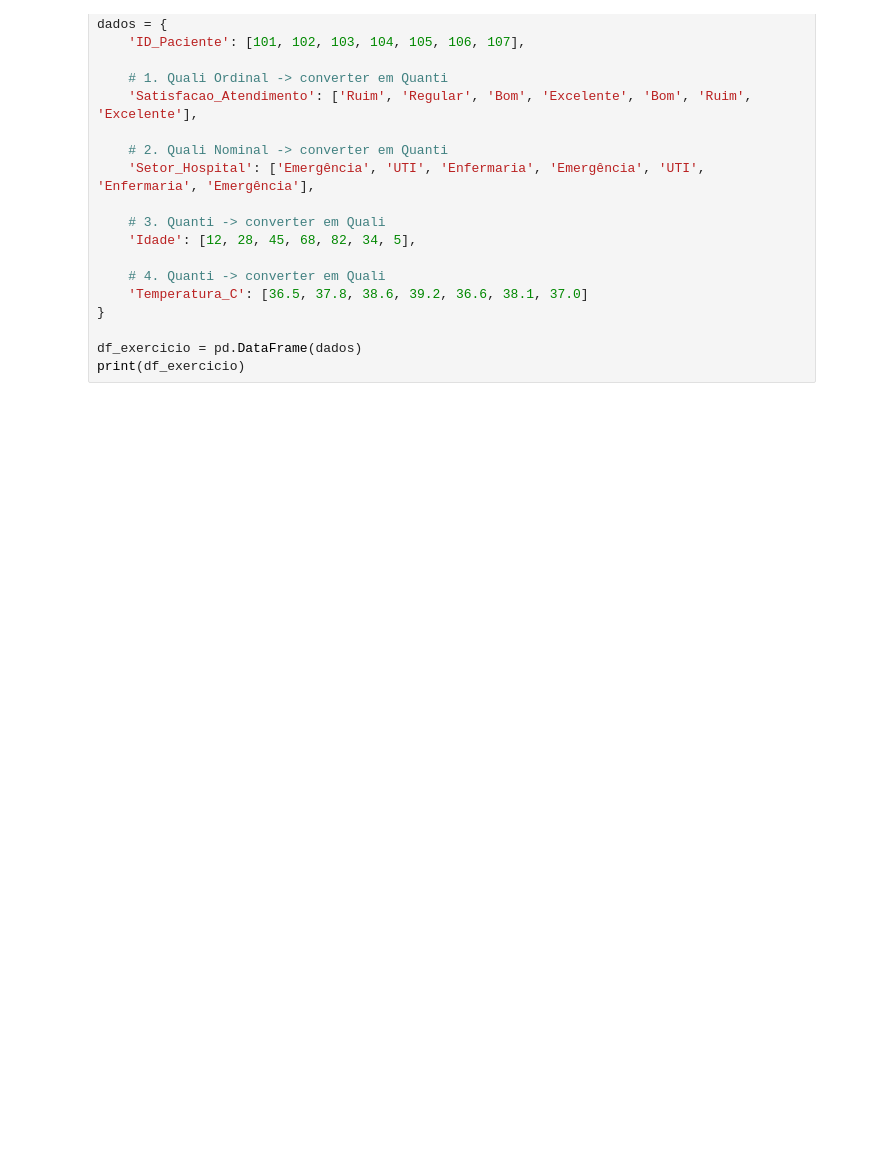
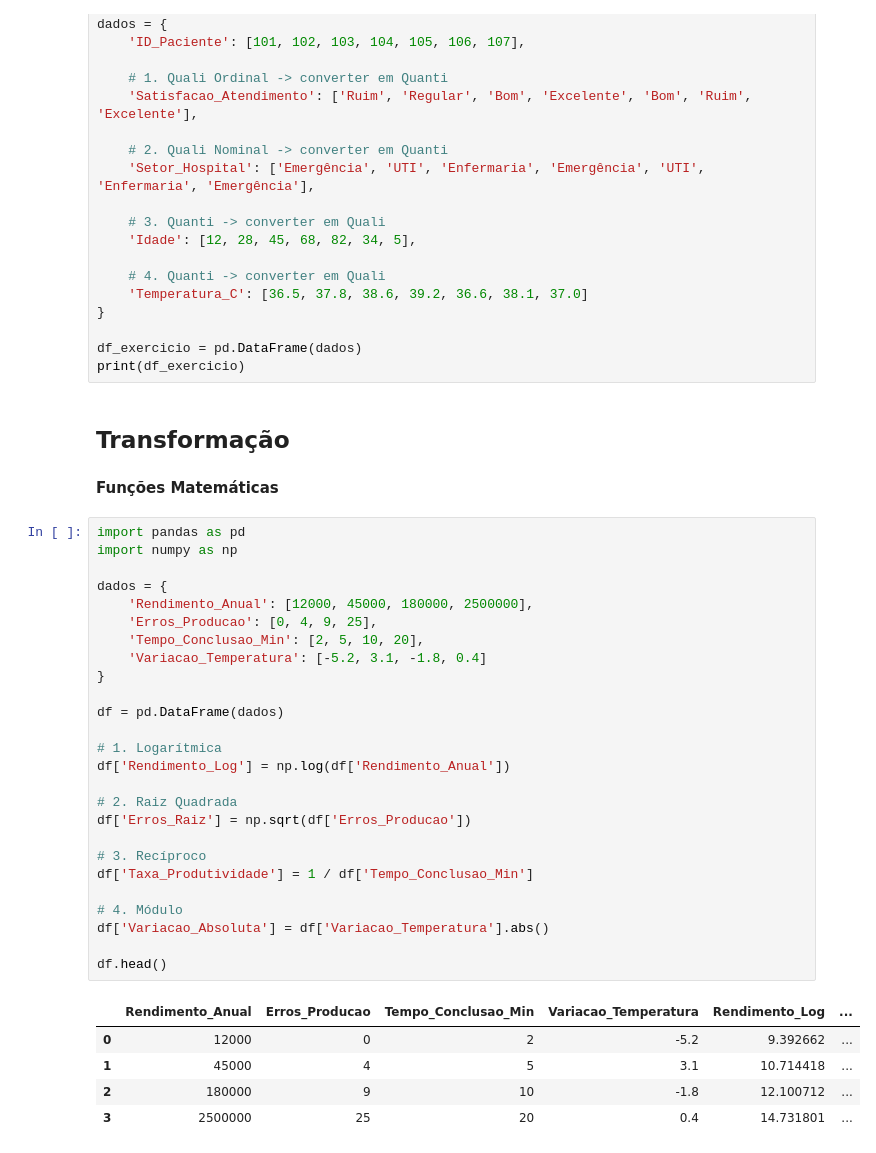
Before and after one commit to Jonathan-Gil-Muller/Analise-Exploratoria-Dados_-BCD-, a Jupyter notebook: AED_[TurmaB_BCD].ipynb, the cells around one changed output. Cells and saved outputs as stored; diff of their text form; blank space fills up the shorter version.

```diff
--- a/AED_[TurmaB_BCD].ipynb
+++ b/AED_[TurmaB_BCD].ipynb
@@ -890,3 +1111,39 @@ dados = {
 
 df_exercicio = pd.DataFrame(dados)
 print(df_exercicio)
+# %% [markdown]
+## Transformação
+# %% [markdown]
+**Funções Matemáticas**
+# %%
+import pandas as pd
+import numpy as np
+
+dados = {
+    'Rendimento_Anual': [12000, 45000, 180000, 2500000],
+    'Erros_Producao': [0, 4, 9, 25],
+    'Tempo_Conclusao_Min': [2, 5, 10, 20],
+    'Variacao_Temperatura': [-5.2, 3.1, -1.8, 0.4]
+}
+
+df = pd.DataFrame(dados)
+
+# 1. Logarítmica
+df['Rendimento_Log'] = np.log(df['Rendimento_Anual'])
+
+# 2. Raiz Quadrada
+df['Erros_Raiz'] = np.sqrt(df['Erros_Producao'])
+
+# 3. Recíproco
+df['Taxa_Produtividade'] = 1 / df['Tempo_Conclusao_Min']
+
+# 4. Módulo
+df['Variacao_Absoluta'] = df['Variacao_Temperatura'].abs()
+
+df.head()
+# %% [output]
+|  | Rendimento_Anual | Erros_Producao | Tempo_Conclusao_Min | Variacao_Temperatura | Rendimento_Log | ... |
+| 0 | 12000 | 0 | 2 | -5.2 | 9.392662 | ... |
+| 1 | 45000 | 4 | 5 | 3.1 | 10.714418 | ... |
+| 2 | 180000 | 9 | 10 | -1.8 | 12.100712 | ... |
+| 3 | 2500000 | 25 | 20 | 0.4 | 14.731801 | ... |
```
Also changed, not shown: parts of 25 cells of this notebook.
